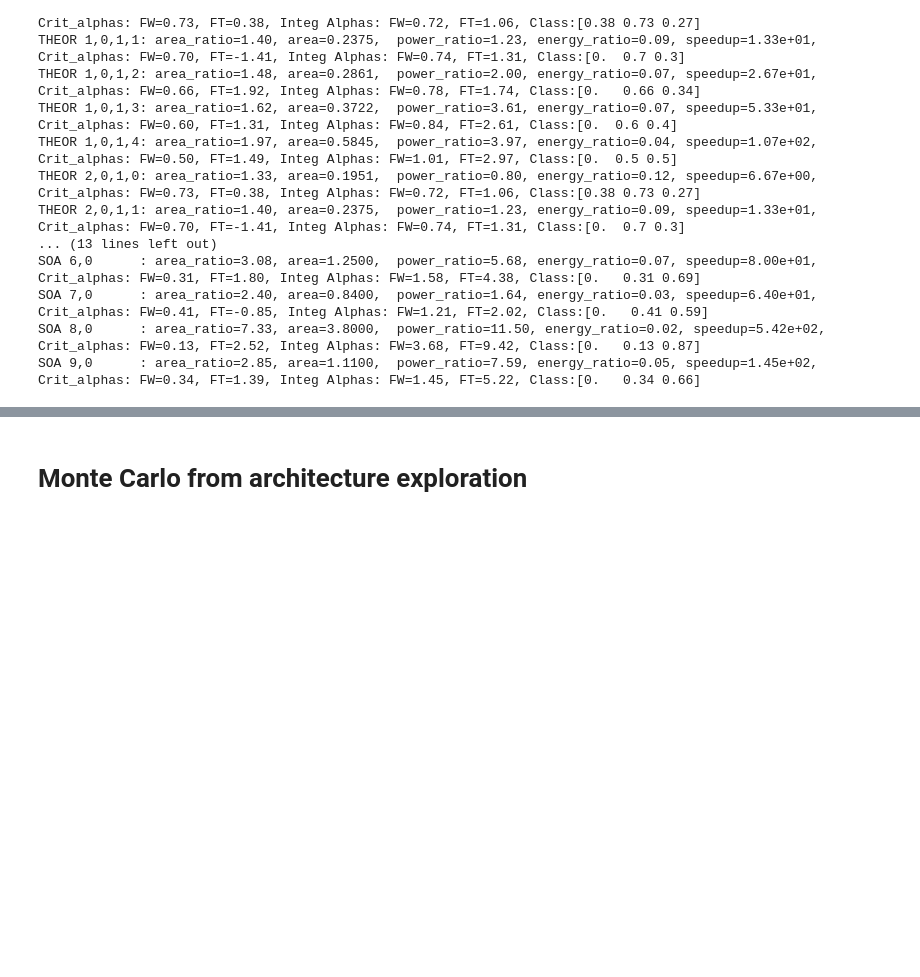
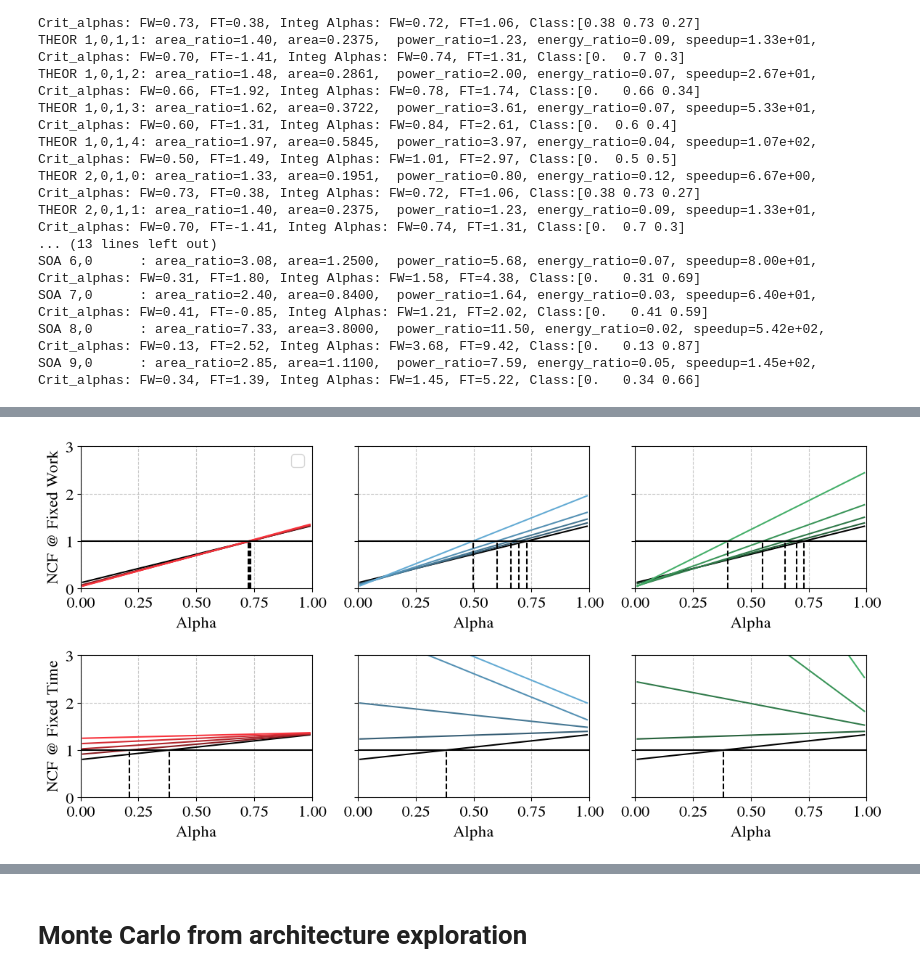
Before and after one commit to PolMaistriaux/IoT_Node_Modeling, a Jupyter notebook: Test_new_applications/Notebook_ASI_Framework.ipynb, the cells around one changed output, grey strips where cells are left out. Drawn from its saved outputs; the diff is of its cells as text; code cells hidden in the pictures; blank space fills up the shorter version.

```diff
--- a/Test_new_applications/Notebook_ASI_Framework.ipynb
+++ b/Test_new_applications/Notebook_ASI_Framework.ipynb
@@ -642,3 +495,60 @@ plt.show()
+# %%
+plot_soa = 0
+plot_our = 0
+
+# Plot the operation footprint vs FFT throughput
+fig, ax = plt.subplots(2,3,figsize=(12, 6), sharey='row', squeeze=False)
+
+for k in range(3):
+    ax[0,k].set_xlabel('ALpha')
+    ax[1,k].set_xlabel('ALpha')
+    ax[0,k].grid(True, which='both', linestyle='--', alpha=0.7)
+    ax[1,k].grid(True, which='both', linestyle='--', alpha=0.7)
+
+    # Add our accelerator
+
+    for a in range(len(baseline_area)):
+        for d, j in enumerate(analysis_Mem_type):
+            p = ax[0,k].plot(alpha_studied,   theor_ncf_res[:,a,k,0,d,0],   color = 'black' , linestyle ='-')
+            p = ax[1,k].plot(alpha_studied,   theor_ncf_res[:,a,k,0,d,1],   color = 'black' , linestyle ='-')
+            p = ax[0,k].vlines(theor_crit_alpha [a,k,0,d,0], ymin=0, ymax=1,   color = 'black' , linestyle ='--')
+            p = ax[1,k].vlines(theor_crit_alpha [a,k,0,d,1], ymin=0, ymax=1,   color = 'black' , linestyle ='--')
+            theor_crit_alpha [a,k,i,d,:]
+        for i in range(1,arch_Dim):
+            for d, j in enumerate(analysis_Mem_type):
+                p = ax[0,k].plot(alpha_studied,   theor_ncf_res[:,a,k,i,d,0],   color = color_array[k,i] , linestyle ='-')
+                p = ax[1,k].plot(alpha_studied,   theor_ncf_res[:,a,k,i,d,1],   color = color_array[k,i] , linestyle ='-')
+                p = ax[0,k].vlines(theor_crit_alpha [a,k,i,d,0], ymin=0, ymax=1,   color = 'black' , linestyle ='--')
+                p = ax[1,k].vlines(theor_crit_alpha [a,k,i,d,1], ymin=0, ymax=1,   color = 'black' , linestyle ='--')
+
+        if plot_soa:
+            for i in range(soa_area_ratio.shape[0]):
+                p = ax[0,k].plot(alpha_studied,   soa_ncf_res[:,a,i,0],   color = listColor[i] , linestyle ='-.')
+                p = ax[1,k].plot(alpha_studied,   soa_ncf_res[:,a,i,1],   color = listColor[i] , linestyle ='-.')
+
+        if plot_our:
+            for i in range(our_area_ratio.shape[0]):
+                p = ax[0,k].plot(alpha_studied,   our_ncf_res[:,a,i,0],   color = listColor[i+6] , linestyle ='--')
+                p = ax[1,k].plot(alpha_studied,   our_ncf_res[:,a,i,1],   color = listColor[i+6] , linestyle ='--')
+
+    ax[0,k].hlines(y=1,xmin = 0, xmax=1, color= "black")
+    ax[1,k].hlines(y=1,xmin = 0, xmax=1, color= "black")
+    ax[0,k].set_ylim([0,3])
+    ax[1,k].set_ylim([0,3])
+    ax[0,k].set_xlim([0,1])
+    ax[1,k].set_xlim([0,1])
+    ax[0,k].set_xlabel("Alpha")
+    ax[1,k].set_xlabel("Alpha")
+
+ax[0,0].set_ylabel("NCF @ Fixed Work")
+ax[1,0].set_ylabel("NCF @ Fixed Time")
+ax[0,0].legend()
+
+# Add legend
+fig.tight_layout()
+plt.show()
+# %% [output]
+[figure, added]
 # %%
 # Plot the operation footprint vs FFT throughput
 fig, ax = plt.subplots(len(baseline_area),2,figsize=(12, 6*len(baseline_area)), sharey='row', squeeze=False)
```
Also changed, not shown: parts of 13 cells of this notebook, 1 other file.
